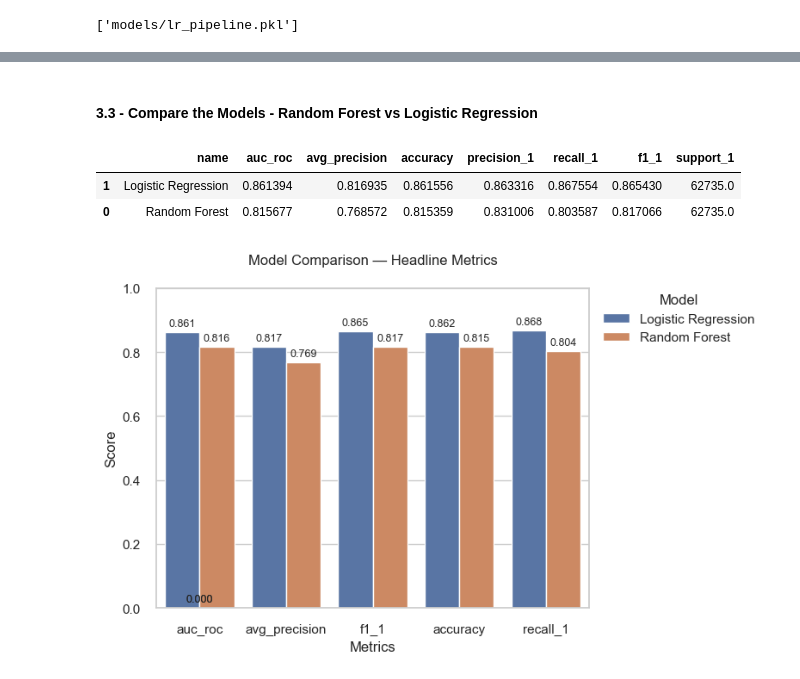
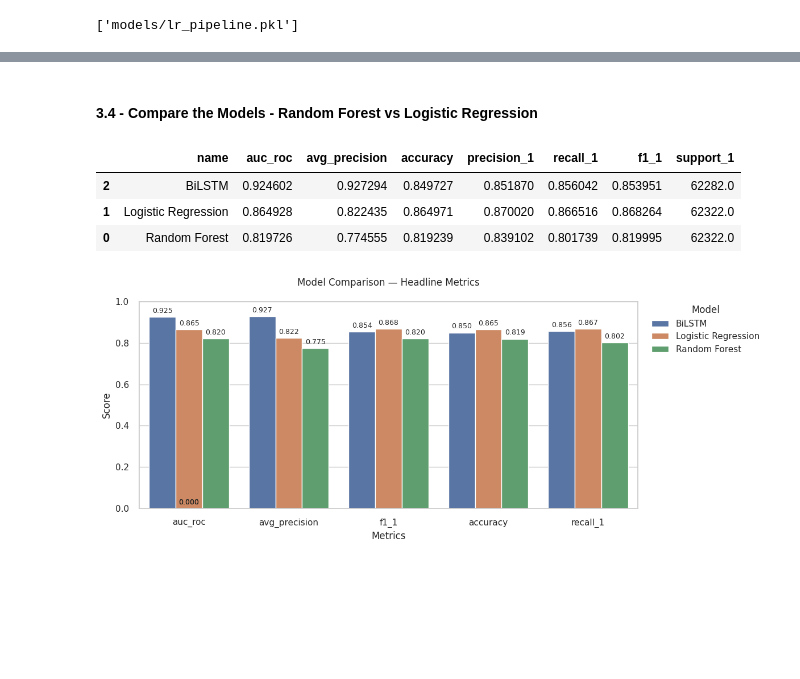
Before and after one commit to fatemalaali/nlp-game-reviews, a Jupyter notebook: game-sentiment-analysis.ipynb, the cells around one changed output, grey strips where cells are left out. Drawn from its saved outputs; the diff is of its cells as text; code cells hidden in the pictures; blank space fills up the shorter version.

Commit message:
add DL model

```diff
--- a/game-sentiment-analysis.ipynb
+++ b/game-sentiment-analysis.ipynb
@@ -869,0 +975,7 @@ plot_cm (confusion_matrix(y_test,lr_predictions), "CM: Logistic Regression", "fi
+# %%
+start_time = time.time()
+history = model.fit(
+    train_ds,
+    epochs=5
+)
+print_time_taken(start_time, "BiLSTM Training")
@@ -869,0 +996,2 @@ plot_cm (confusion_matrix(y_test,lr_predictions), "CM: Logistic Regression", "fi
+# %%
+predict_probs = model.predict(X_test_pad, batch_size=BATCH_SIZE).ravel()
@@ -869,0 +1000,4 @@ plot_cm (confusion_matrix(y_test,lr_predictions), "CM: Logistic Regression", "fi
+# %%
+bilstm_pred = (predict_probs >= 0.5).astype(int)
+cm = confusion_matrix(y_test_bi,bilstm_pred)
+cm
@@ -870,5 +1032,5 @@ plot_cm (confusion_matrix(y_test,lr_predictions), "CM: Logistic Regression", "fi
 # %% [markdown]
-#### 3.3 - Compare the Models - Random Forest vs Logistic Regression
+#### 3.4 - Compare the Models - Random Forest vs Logistic Regression
 # %%
 # Common Evaluation Methods
 def summarize_metrics(y_true, y_pred, y_prob, name):
@@ -889,39 +1051,41 @@ def summarize_metrics(y_true, y_pred, y_prob, name):
 # %%
 summarized_metrics_rf = summarize_metrics(y_test, rf_predictions, rf_predictions, "Random Forest")
 summarized_metrics_lr = summarize_metrics(y_test, lr_predictions, lr_predictions, "Logistic Regression")
+summarized_metrics_bilstm = summarize_metrics(y_test_bi, bilstm_pred, predict_probs, "BiLSTM")
 
-metrics_df = pd.DataFrame([summarized_metrics_rf, summarized_metrics_lr])
+metrics_df = pd.DataFrame([summarized_metrics_rf, summarized_metrics_lr, summarized_metrics_bilstm])
 metrics_df = metrics_df.sort_values("auc_roc", ascending=False)
-metrics_df.to_csv("figures/model_metrics_rd_lr.csv", index=False)
+metrics_df.to_csv("figures/model_metrics_rd_lr_bilstm.csv", index=False)
 metrics_df
 # %% [output]
 |  | name | auc_roc | avg_precision | accuracy | precision_1 | recall_1 | f1_1 | support_1 |
-| 1 | Logistic Regression | 0.861394 | 0.816935 | 0.861556 | 0.863316 | 0.867554 | 0.865430 | 62735.0 |
-| 0 | Random Forest | 0.815677 | 0.768572 | 0.815359 | 0.831006 | 0.803587 | 0.817066 | 62735.0 |
+| 2 | BiLSTM | 0.924602 | 0.927294 | 0.849727 | 0.851870 | 0.856042 | 0.853951 | 62282.0 |
+| 1 | Logistic Regression | 0.864928 | 0.822435 | 0.864971 | 0.870020 | 0.866516 | 0.868264 | 62322.0 |
+| 0 | Random Forest | 0.819726 | 0.774555 | 0.819239 | 0.839102 | 0.801739 | 0.819995 | 62322.0 |
 # %%
 headline_metrics = ["auc_roc", "avg_precision", "f1_1", "accuracy", "recall_1"]
 metrics_sorted = metrics_df.sort_values("auc_roc", ascending=False).reset_index(drop=True)
 
 long = metrics_sorted.melt(
     id_vars="name", value_vars=headline_metrics,
     var_name="metric", value_name="value"
 )
 
-plt.figure(figsize=(8,5))
+plt.figure(figsize=(12,5))
 sns.barplot(
     data=long, x="metric", y="value", hue="name"
 )
 plt.ylim(0, 1.0)
 plt.ylabel("Score")
 plt.xlabel("Metrics")
 plt.title("Model Comparison — Headline Metrics", pad=20)
 plt.legend(title="Model", bbox_to_anchor=(1.02, 1), loc="upper left", borderaxespad=0)
 for p in plt.gca().patches:
     height = p.get_height()
     if not np.isnan(height):
         plt.gca().annotate(f"{height:.3f}", (p.get_x() + p.get_width()/2, height), ha="center", va="bottom", fontsize=9, xytext=(0,3), textcoords="offset points")
 plt.tight_layout()
 plt.savefig("figures/metrics_grouped_bar.png", dpi=160)
 plt.show()
 # %% [output]
-[figure, old version]
+[figure, new version]
```
Also changed, not shown: parts of 48 cells of this notebook, 14 other files.
